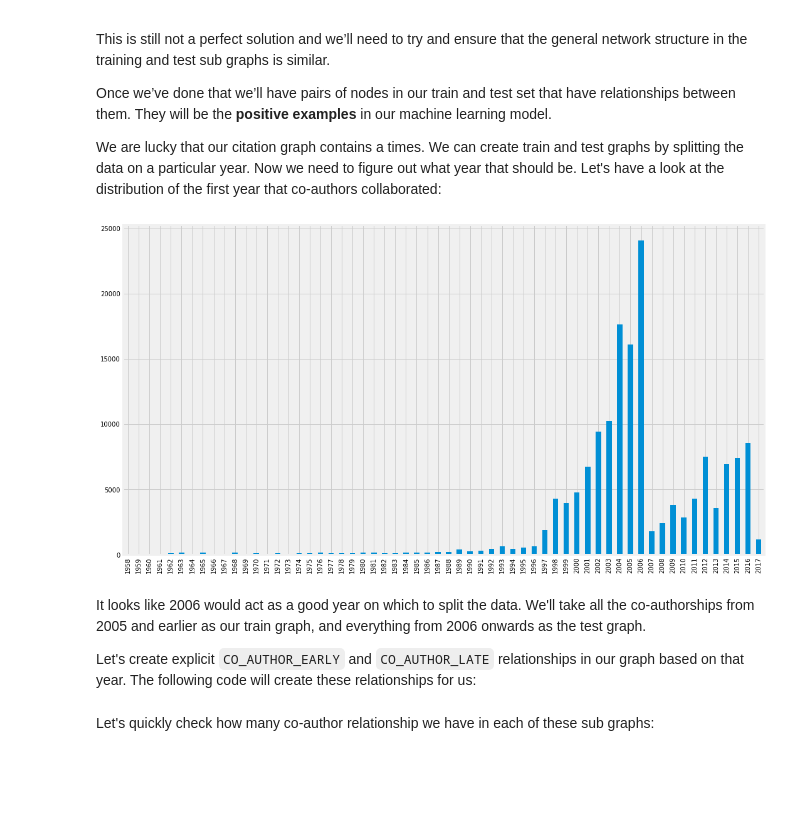
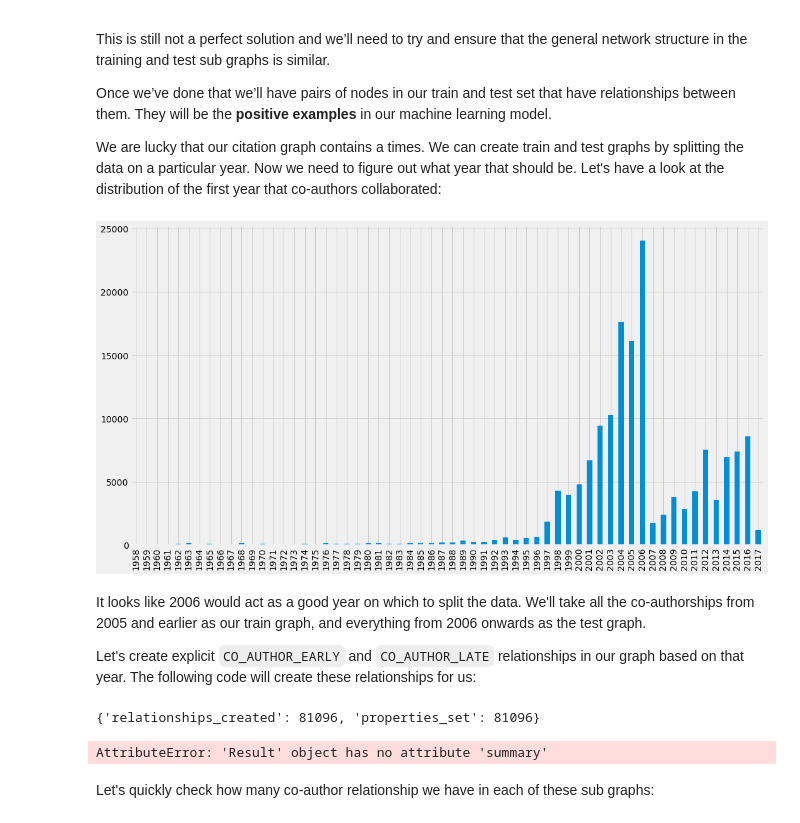
Before and after one commit to mneedham/gds-data-science-training, a Jupyter notebook: 04_Predictions.ipynb, the cells around one changed output. Drawn from its saved outputs; the diff is of its cells as text; code cells hidden in the pictures; blank space fills up the shorter version.

```diff
--- a/04_Predictions.ipynb
+++ b/04_Predictions.ipynb
@@ -44,7 +44,7 @@ CALL apoc.periodic.iterate(
   {batchSize: 100})
 """
 
-with driver.session() as session:
+with driver.session(database="neo4j") as session:
     result = session.run(query)
     for row in result:
         print(row)
@@ -87,21 +89,21 @@ We are lucky that our citation graph contains a times. We can create train and t
 # %%
 query = """
 MATCH p=()-[r:CO_AUTHOR]->()
 WITH r.year AS year, count(*) AS count
 ORDER BY year
 RETURN toString(year) AS year, count
 """
 
-with driver.session() as session:
+with driver.session(database="neo4j") as session:
     result = session.run(query)
-by_year = pd.DataFrame([dict(record) for record in result])
+    by_year = pd.DataFrame([dict(record) for record in result])
 
 ax = by_year.plot(kind='bar', x='year', y='count', legend=None, figsize=(15,8))
 ax.xaxis.set_label_text("")
 plt.tight_layout()
 plt.show()
 # %% [output]
-[figure, old version]
+[figure, new version]
 # %% [markdown]
 It looks like 2006 would act as a good year on which to split the data. We'll take all the co-authorships from 2005 and earlier as our train graph, and everything from 2006 onwards as the test graph.
 
@@ -113,8 +115,10 @@ where r.year < 2006
 MERGE (a)-[:CO_AUTHOR_EARLY {year: r.year}]-(b);
 """
 
-with driver.session() as session:
-    display(session.run(query).summary().counters)
+with driver.session(database="neo4j") as session:
+    display(session.run(query).consume().counters)
+# %% [output]
+{'relationships_created': 81096, 'properties_set': 81096}
 # %%
 query = """
 MATCH (a)-[r:CO_AUTHOR]->(b)
@@ -122,8 +126,10 @@ where r.year >= 2006
 MERGE (a)-[:CO_AUTHOR_LATE {year: r.year}]-(b);
 """
 
-with driver.session() as session:
-    display(session.run(query).summary().counters)
+with driver.session(database="neo4j") as session:
+    display(session.run(query).consume().counters)
+# %% [output]
+AttributeError: 'Result' object has no attribute 'summary'
 # %% [markdown]
 Let's quickly check how many co-author relationship we have in each of these sub graphs:
 # %%
```
Also changed, not shown: parts of 30 cells of this notebook, 5 other files.
